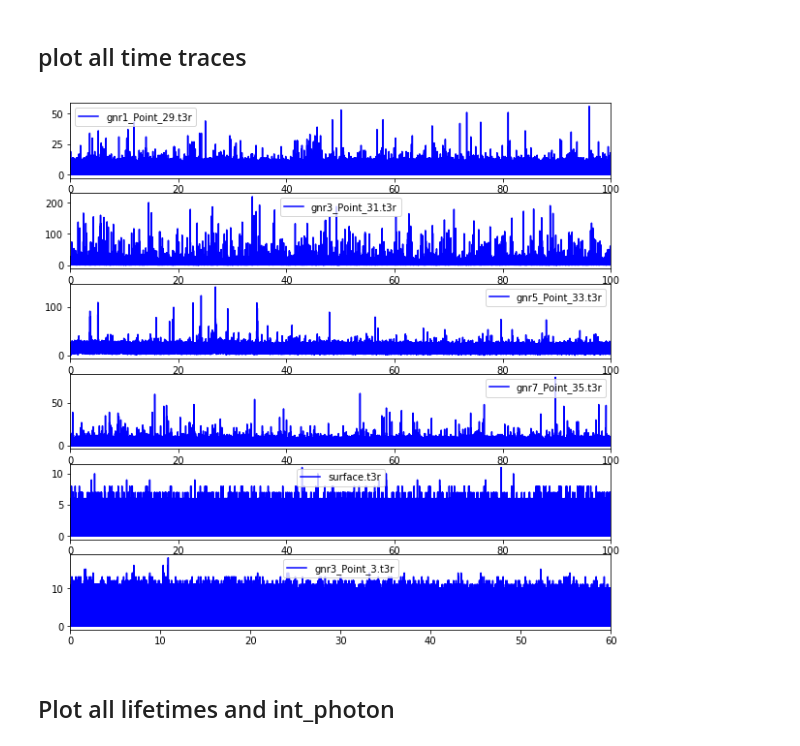
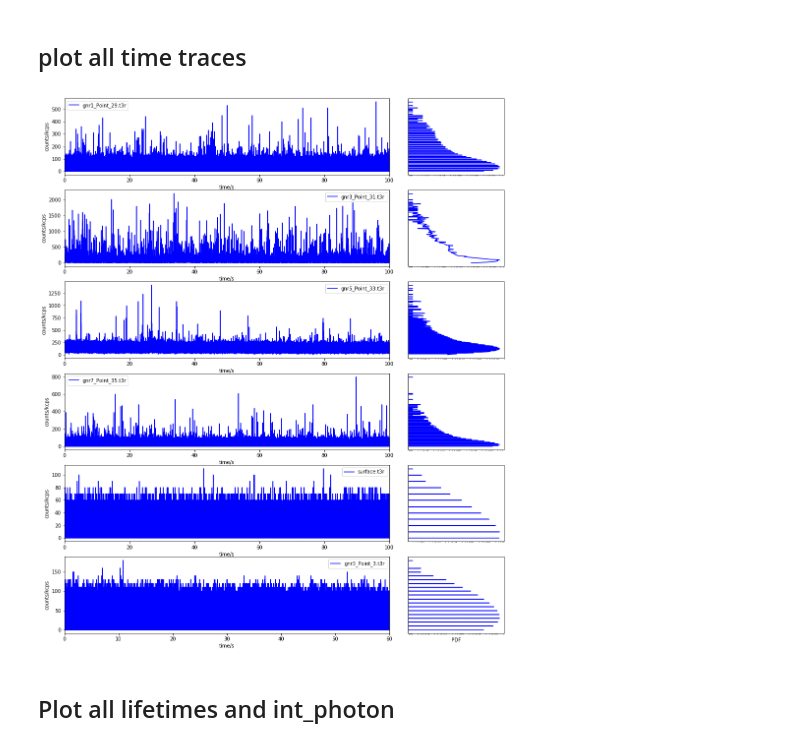
Before and after one commit to biswajitSM/inter_photon_repo, a Jupyter notebook: Alexa647_sucrose.ipynb, the cells around one changed output. Drawn from its saved outputs; the diff is of its cells as text; code cells hidden in the pictures.

Commit message:
all files related to 3D diffusion /alexa647 were plotted

```diff
--- a/Alexa647_sucrose.ipynb
+++ b/Alexa647_sucrose.ipynb
@@ -65,24 +71,8 @@ for det, count in zip(*np.unique(detectors, return_counts=True)):
 # %% [markdown]
 ## plot all time traces
-# %%
-bintime=0.1e-3 #in sec
-fig, ax = plt.subplots(figsize = (10, 10));
-for i in range(len(all_t3rfiles_alexa_200mMMV)):
-    t3rfile = all_t3rfiles_alexa_200mMMV[i];
-    t3rfile_name = os.path.basename(t3rfile);
-    file_path_hdf5 = t3r_to_hdf5(filename=t3rfile);
-    h5 = h5py.File(file_path_hdf5);
-    unit = h5['photon_data']['timestamps_specs']['timestamps_unit'][...];
-    tcspc_unit = h5['photon_data']['nanotimes_specs']['tcspc_unit'][...];
-    t = h5['photon_data']['timestamps'][...][h5['photon_data']['detectors'][...] == 1];
-    bins = int((max(t*unit)-min(t*unit))/bintime)
-    binned_trace = np.histogram(t*unit, bins=bins)
-    ax = plt.subplot(len(all_t3rfiles_alexa_200mMMV),1,i+1)
-    ax.plot(binned_trace[1][:-1], binned_trace[0], 'b', label=t3rfile_name)
-    ax.set_xlim(min(binned_trace[1]), max(binned_trace[1]))
-    ax.set_ylim(0, None)
-    ax.legend()70%sucrose_50nmAlexa647_55%_200mMMV_again
-# %% [output]
-[figure, removed]
+# %%
+timetrace_hist_folder(all_t3rfiles_alexa_200mMMV, bintime=0.1e-3, time_lim=(None, None), figsize=(16, 20))
+# %% [output]
+[figure, added]
 # %% [markdown]
 ## Plot all lifetimes and int_photon
```
Also changed, not shown: parts of 20 cells of this notebook, 1 other file.
